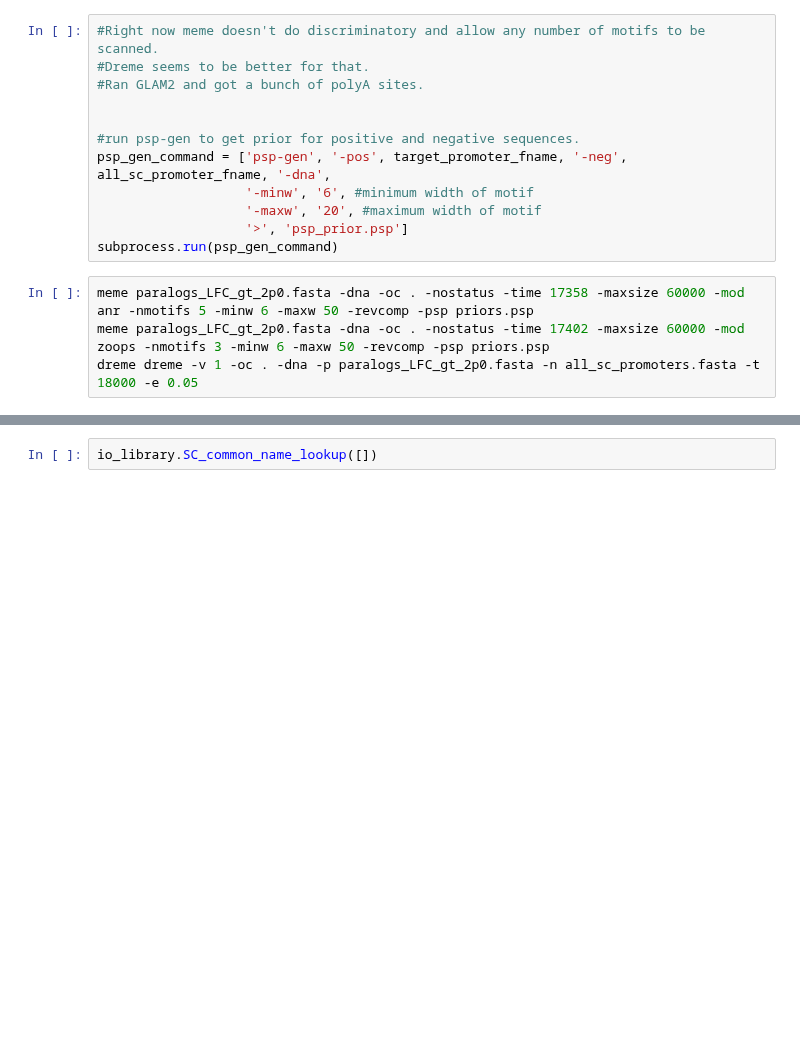
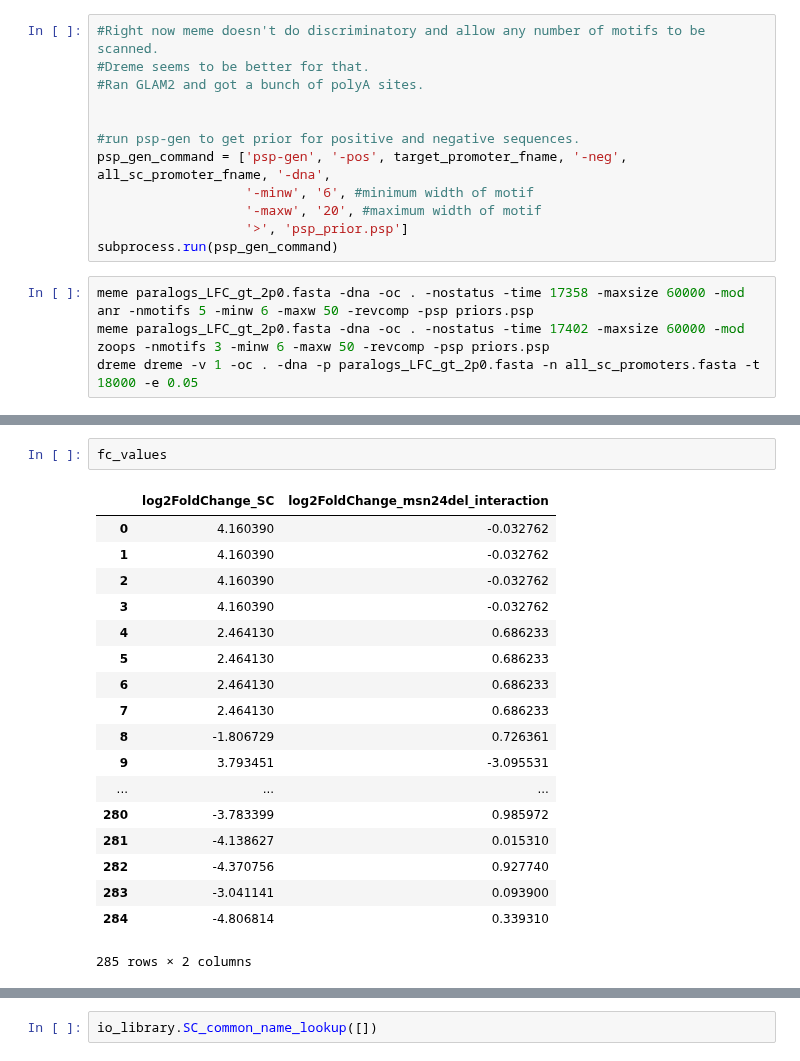
Before and after one commit to heineike02/yeast_esr_expression_analysis, a Jupyter notebook: scripts/20180110_promoter_analysis_gois.ipynb, the cells around one changed output, grey strips where cells are left out. Saved outputs shown, nothing was run; the diff lists cells and outputs as text; blank space fills up the shorter version.

```diff
--- a/scripts/20180110_promoter_analysis_gois.ipynb
+++ b/scripts/20180110_promoter_analysis_gois.ipynb
@@ -133,0 +222,21 @@ dreme dreme -v 1 -oc . -dna -p paralogs_LFC_gt_2p0.fasta -n all_sc_promoters.fas
+# %%
+fc_values
+# %% [output]
+|  | log2FoldChange_SC | log2FoldChange_msn24del_interaction |
+| 0 | 4.160390 | -0.032762 |
+| 1 | 4.160390 | -0.032762 |
+| 2 | 4.160390 | -0.032762 |
+| 3 | 4.160390 | -0.032762 |
+| 4 | 2.464130 | 0.686233 |
+| 5 | 2.464130 | 0.686233 |
+| 6 | 2.464130 | 0.686233 |
+| 7 | 2.464130 | 0.686233 |
+| 8 | -1.806729 | 0.726361 |
+| 9 | 3.793451 | -3.095531 |
+| ... | ... | ... |
+| 280 | -3.783399 | 0.985972 |
+| 281 | -4.138627 | 0.015310 |
+| 282 | -4.370756 | 0.927740 |
+| 283 | -3.041141 | 0.093900 |
+| 284 | -4.806814 | 0.339310 |
+285 rows × 2 columns
```
Also changed, not shown: parts of 9 cells of this notebook, 4 other files.
